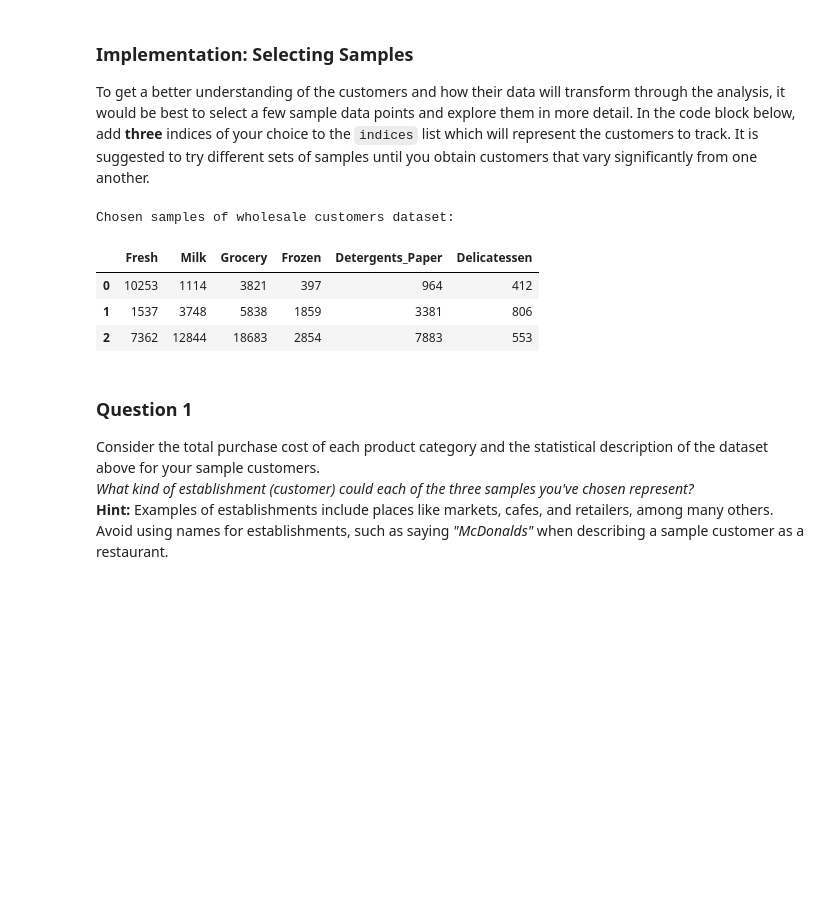
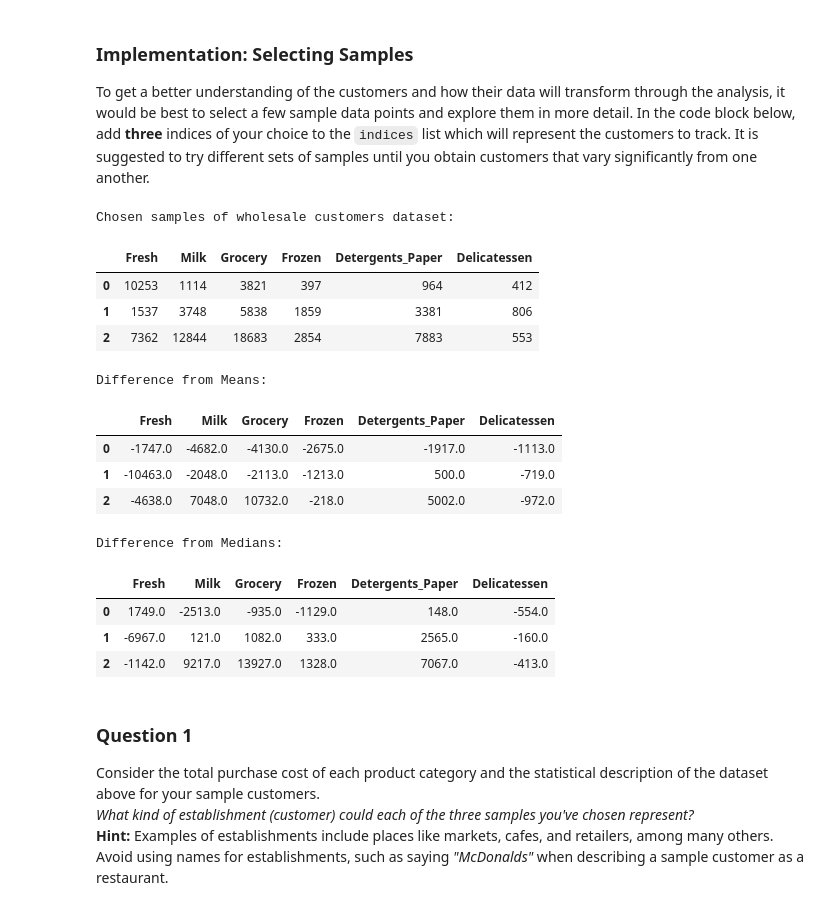
Before and after one commit to emanelsayed111/machine-learning-nanodegree, a Jupyter notebook: customer_segments/customer_segments.ipynb, the cells around one changed output. Cells and saved outputs as stored; diff of their text form; code cells hidden in the pictures; blank space fills up the shorter version.

```diff
--- a/customer_segments/customer_segments.ipynb
+++ b/customer_segments/customer_segments.ipynb
@@ -61,17 +61,32 @@ To get a better understanding of the customers and how their data will transform
 # %%
 # TODO: Select three indices of your choice you wish to sample from the dataset
 indices = [15, 208, 407]
 
 # Create a DataFrame of the chosen samples
 samples = pd.DataFrame(data.loc[indices], columns = data.keys()).reset_index(drop = True)
 print "Chosen samples of wholesale customers dataset:"
 display(samples)
+
+print "Difference from Means:"
+display(samples - np.round(data.mean()))
+print "Difference from Medians:"
+display(samples - np.round(data.median()))
 # %% [output]
 Chosen samples of wholesale customers dataset:
 |  | Fresh | Milk | Grocery | Frozen | Detergents_Paper | Delicatessen |
 | 0 | 10253 | 1114 | 3821 | 397 | 964 | 412 |
 | 1 | 1537 | 3748 | 5838 | 1859 | 3381 | 806 |
 | 2 | 7362 | 12844 | 18683 | 2854 | 7883 | 553 |
+Difference from Means:
+|  | Fresh | Milk | Grocery | Frozen | Detergents_Paper | Delicatessen |
+| 0 | -1747.0 | -4682.0 | -4130.0 | -2675.0 | -1917.0 | -1113.0 |
+| 1 | -10463.0 | -2048.0 | -2113.0 | -1213.0 | 500.0 | -719.0 |
+| 2 | -4638.0 | 7048.0 | 10732.0 | -218.0 | 5002.0 | -972.0 |
+Difference from Medians:
+|  | Fresh | Milk | Grocery | Frozen | Detergents_Paper | Delicatessen |
+| 0 | 1749.0 | -2513.0 | -935.0 | -1129.0 | 148.0 | -554.0 |
+| 1 | -6967.0 | 121.0 | 1082.0 | 333.0 | 2565.0 | -160.0 |
+| 2 | -1142.0 | 9217.0 | 13927.0 | 1328.0 | 7067.0 | -413.0 |
 # %% [markdown]
 ### Question 1
 Consider the total purchase cost of each product category and the statistical description of the dataset above for your sample customers.
```
Also changed, not shown: parts of 12 cells of this notebook.
